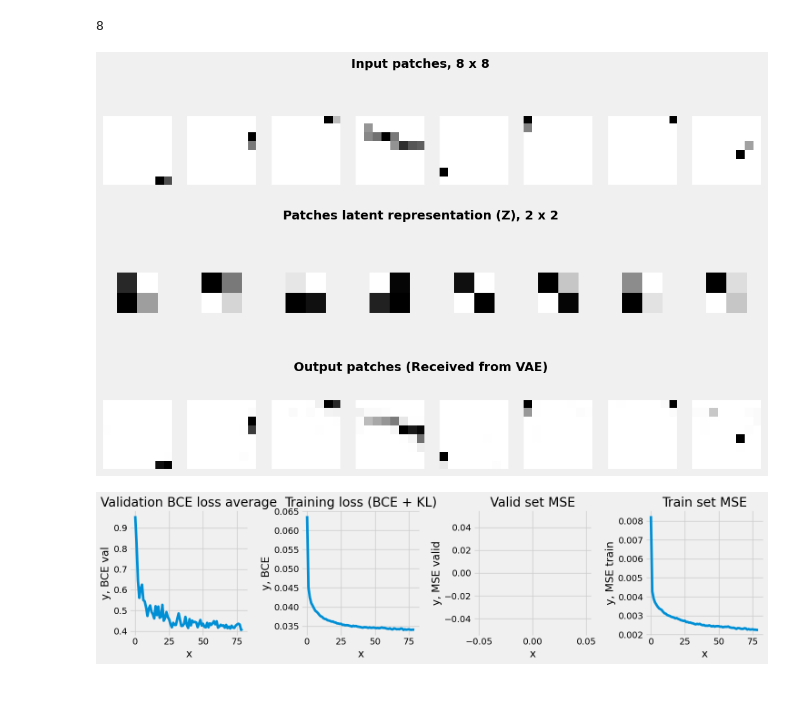
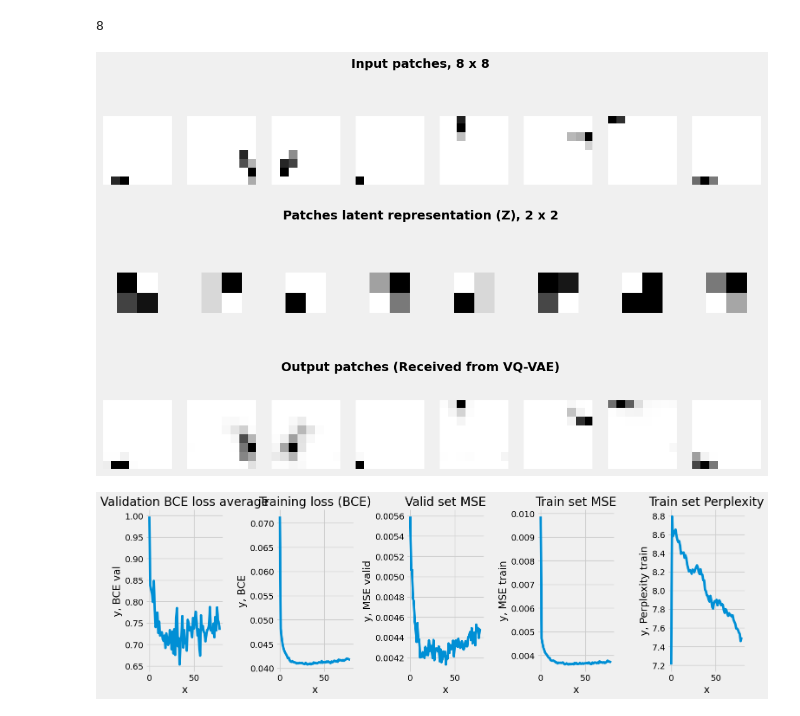
Before and after one commit to pauliusB20/vq-vae-experiments, a Jupyter notebook: cms_particle_hits/mvp_vq.ipynb, the cells around one changed output. Cells and saved outputs as stored; diff of their text form; code cells hidden in the pictures.

```diff
--- a/cms_particle_hits/mvp_vq.ipynb
+++ b/cms_particle_hits/mvp_vq.ipynb
@@ -78,7 +64,8 @@ def _get_encoded_patch_bits(encoded_size,
                            module_cols=416):
 
     encoded_width, encoded_height, num_embeddings = encoded_size
-    # print(encoded_width, encoded_height, np.log2(num_embeddings))
+
+    # np.log2(num_embeddings) - how many bits for specific codeword
     vq_bits = encoded_width * encoded_height * np.log2(num_embeddings)
 
     # Patch address bits
@@ -87,12 +74,22 @@ def _get_encoded_patch_bits(encoded_size,
     total = bits_patch_row + bits_patch_col + vq_bits
 
     # 267 % 256 = 11
-    return total.astype(np.uint8)
+    return total
 
 def _get_total_hit_bits(total_hits: int) -> int:
 
     # Patch address bits
     return total_hits * BITS_HIT
+
+"""
+Method for getting patch bits
+
+patch_amount - total detector patch count
+
+encoded_patch_size - encoded_width, encoded_height, num_embeddings
+
+patch_size - patch size
+"""
 
 def _get_total_patch_bits(patch_amount: int, encoded_patch_size: tuple, patch_size: int) -> int:
     encoded_patch_bits = _get_encoded_patch_bits(encoded_patch_size, patch_size)
@@ -109,11 +106,10 @@ def _get_compression_ratio(n_hits_total: int, patch_amount: int, encoded_patch_s
     return total_bits / total_patch_bits
 
 def _get_patch_count(event: PixelDigiEvent) -> int:
-    event_patches_adcs_flat = event_hits_to_patches(event, patch_size=PATCH_SIZE).as_array()
-    # event_patches_adcs = [
-    #     event_patch_flat.reshape(PATCH_SIZE, PATCH_SIZE)
-    #     for event_patch_flat in event_patches_adcs_flat
-    # ]
+    event_patches_adcs_flat = event_hits_to_patches(
+        event,
+        patch_size=PATCH_SIZE
+    ).as_array()
     return len(event_patches_adcs_flat)
 
 # helper function
@@ -178,12 +150,19 @@ events_test = events_test_all[:EVENT_COUNT]
 # %%
 batch_size = 64
 # beta = 0
-beta = 1e-5
+# beta = 4e-3 (marginally on track)
+beta = 9e-3
+
+# 0.1, 0.08 - on the right track
+
 learning_rate = 1e-3
+model_param_scale = 1
+# learning_rate = 1e-3 (right on track)
+
 num_epochs = 80
 channels = 1
 latent_dim = 16
-num_embeddings = 128
+num_embeddings = 16
 
 # logs
 LOG_EVERY = 10
@@ -983,46 +925,47 @@ len(patches_before_test)
 patch_rows = [
     (patches_before_test, "Input patches, 8 x 8"),
     (patches_z, "Patches latent representation (Z), 2 x 2"),
-    (patches_after_test, "Output patches (Received from VAE)")
+    (patches_after_test, "Output patches (Received from VQ-VAE)")
 ]
 
 plot_patches(patch_rows)
 # %% [output]
-[figure, old version]
+[figure, new version]
 # %%
 values_to_plot = [
     (list(range(len(average_loss_values_val))), average_loss_values_val, "Validation BCE loss average", "BCE val"),
-    (list(range(len(average_loss_train))), average_loss_train, "Training loss (BCE + KL)", "BCE"),
-    (list(range(len(average_loss_valid_mse))), average_loss_valid_mse, "Valid set MSE", "MSE valid"),
+    (list(range(len(average_loss_train))), average_loss_train, "Training loss (BCE)", "BCE"),
+    (list(range(len(average_loss_valid_mse_val))), average_loss_valid_mse_val, "Valid set MSE", "MSE valid"),
     (list(range(len(average_loss_train_mse))), average_loss_train_mse, "Train set MSE", "MSE train"),
+    (list(range(len(average_perplexity_train))), average_perplexity_train, "Train set Perplexity", "Perplexity train"),
 ]
 
-fig, axes = plt.subplots(1, len(values_to_plot), figsize=(15, 4))
+fig, axes = plt.subplots(1, len(values_to_plot), figsize=(15, 5))
 
 for i, (x, y, title, y_label) in enumerate(values_to_plot):
     axes[i].plot(
         x,
         y,
     )
     axes[i].grid(True)
     axes[i].set_title(title)
     axes[i].set_xlabel("x")
     axes[i].set_ylabel(f"y, {y_label}")
 
     for spine in axes[i].spines.values():
         spine.set_linewidth(2)
 
 plt.tight_layout()
 plt.show()
 
 # print(title + " values over epochs")
 # plt.style.use('fivethirtyeight')
 # plt.figure(figsize=(8, 5))
 # plt.plot(x_values, y_values, marker=marker)
 # plt.xlabel(x_label)
 # plt.ylabel(y_title)
 # plt.legend()
 # plt.title(title)
 # plt.show()
 # %% [output]
-[figure, old version]
+[figure, new version]
```
Also changed, not shown: parts of 15 cells of this notebook.
